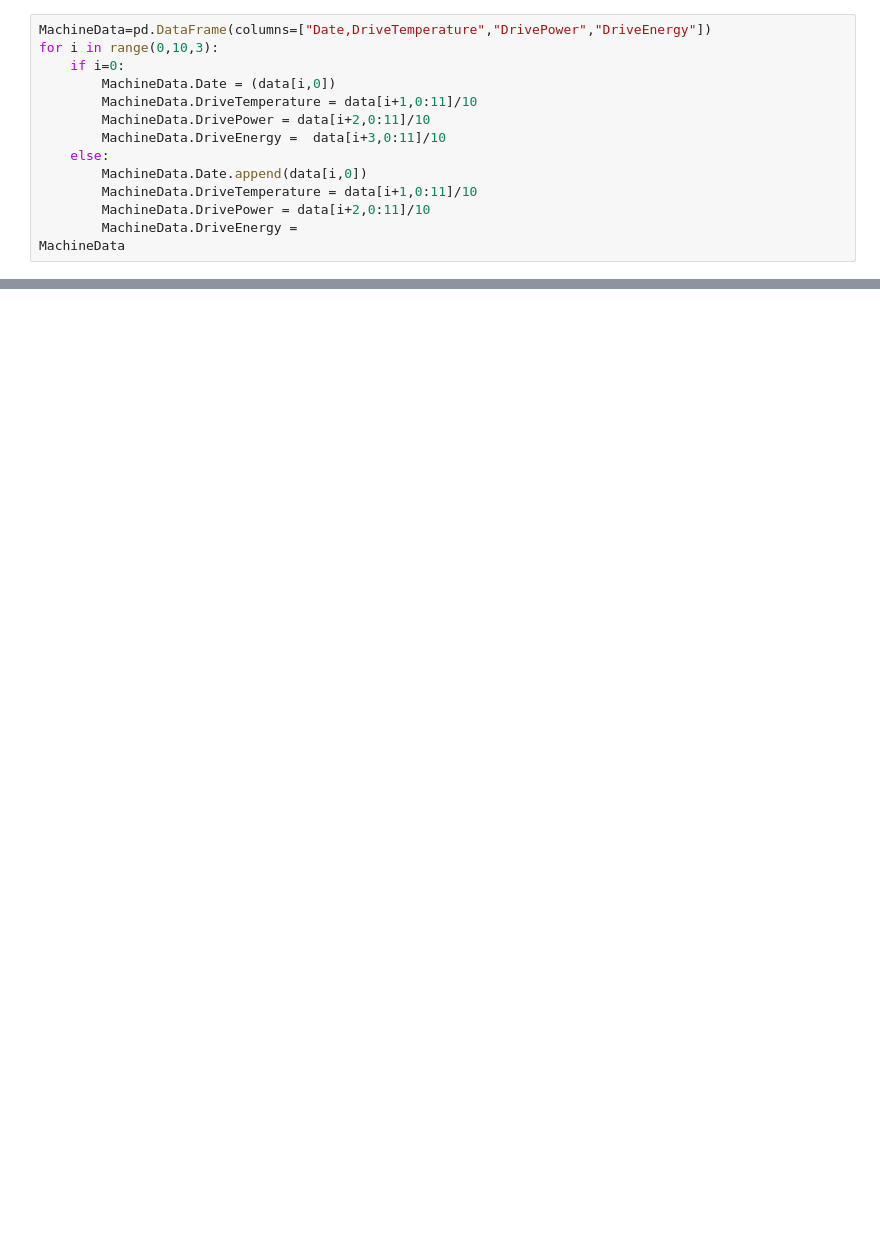
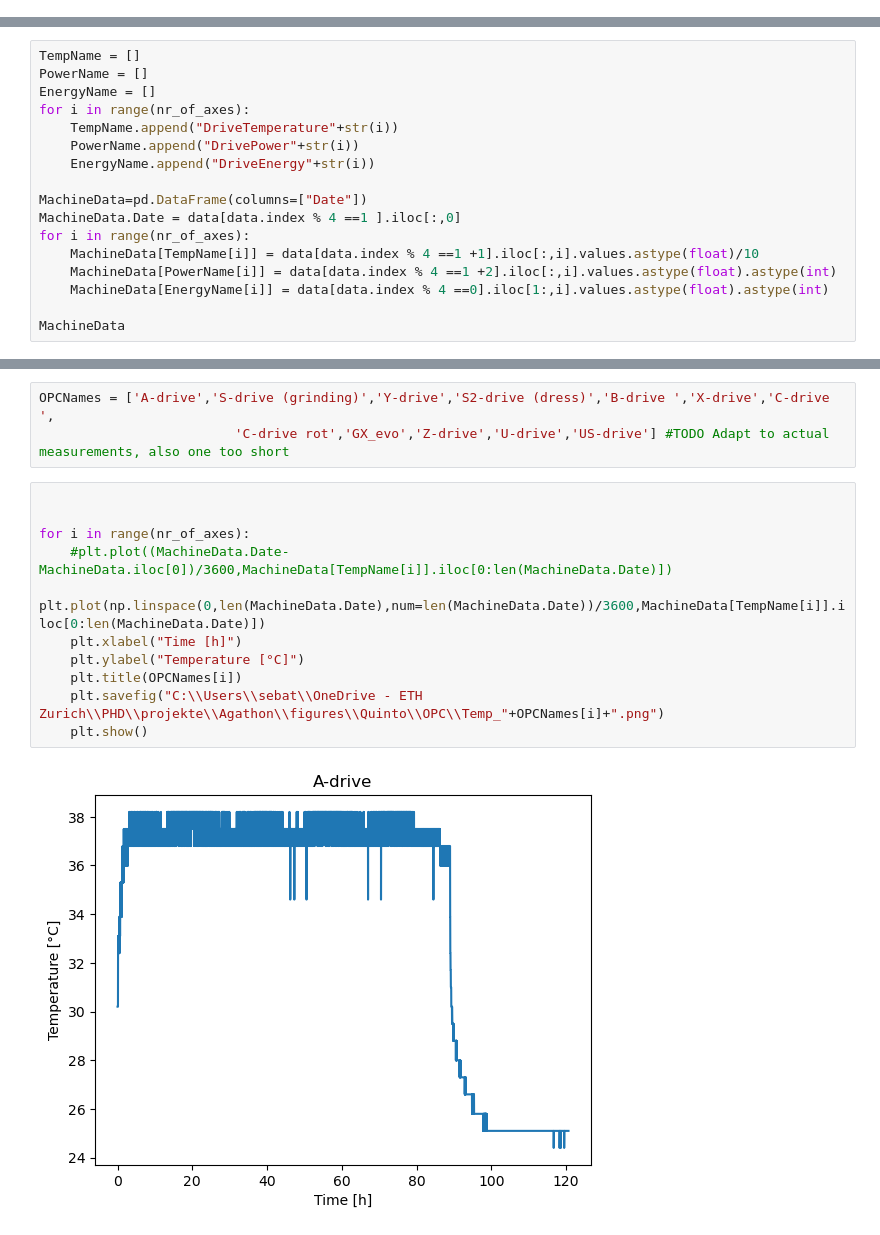
Before and after one commit to selang-inspire/Zorzini_Lang_Quinto_Offline, a Jupyter notebook: LoadAgaData.ipynb, the cells around one changed output, grey strips where cells are left out. Drawn from its saved outputs; the diff is of its cells as text; blank space fills up the shorter version.

```diff
--- a/LoadAgaData.ipynb
+++ b/LoadAgaData.ipynb
@@ -44,14 +11,0 @@ AttributeError: 'str' object has no attribute 'append'
-# %%
-MachineData=pd.DataFrame(columns=["Date,DriveTemperature","DrivePower","DriveEnergy"])
-for i in range(0,10,3):
-    if i=0:
-        MachineData.Date = (data[i,0])
-        MachineData.DriveTemperature = data[i+1,0:11]/10
-        MachineData.DrivePower = data[i+2,0:11]/10
-        MachineData.DriveEnergy =  data[i+3,0:11]/10
-    else:
-        MachineData.Date.append(data[i,0])
-        MachineData.DriveTemperature = data[i+1,0:11]/10
-        MachineData.DrivePower = data[i+2,0:11]/10
-        MachineData.DriveEnergy =
-MachineData
@@ -59,0 +12,17 @@ TypeError: 'method' object is not subscriptable
+# %%
+TempName = []
+PowerName = []
+EnergyName = []
+for i in range(nr_of_axes):
+    TempName.append("DriveTemperature"+str(i))
+    PowerName.append("DrivePower"+str(i))
+    EnergyName.append("DriveEnergy"+str(i))
+
+MachineData=pd.DataFrame(columns=["Date"])
+MachineData.Date = data[data.index % 4 ==1 ].iloc[:,0]
+for i in range(nr_of_axes):
+    MachineData[TempName[i]] = data[data.index % 4 ==1 +1].iloc[:,i].values.astype(float)/10
+    MachineData[PowerName[i]] = data[data.index % 4 ==1 +2].iloc[:,i].values.astype(float).astype(int)
+    MachineData[EnergyName[i]] = data[data.index % 4 ==0].iloc[1:,i].values.astype(float).astype(int)
+
+MachineData
@@ -59,0 +49,16 @@ TypeError: 'method' object is not subscriptable
+# %%
+OPCNames = ['A-drive','S-drive (grinding)','Y-drive','S2-drive (dress)','B-drive ','X-drive','C-drive ',
+                         'C-drive rot','GX_evo','Z-drive','U-drive','US-drive'] #TODO Adapt to actual measurements, also one too short
+# %%
+
+
+for i in range(nr_of_axes):
+    #plt.plot((MachineData.Date-MachineData.iloc[0])/3600,MachineData[TempName[i]].iloc[0:len(MachineData.Date)])
+    plt.plot(np.linspace(0,len(MachineData.Date),num=len(MachineData.Date))/3600,MachineData[TempName[i]].iloc[0:len(MachineData.Date)])
+    plt.xlabel("Time [h]")
+    plt.ylabel("Temperature [°C]")
+    plt.title(OPCNames[i])
+    plt.savefig("C:\\Users\\sebat\\OneDrive - ETH Zurich\\PHD\\projekte\\Agathon\\figures\\Quinto\\OPC\\Temp_"+OPCNames[i]+".png")
+    plt.show()
+# %% [output]
+[figure, added]
```
Also changed, not shown: parts of 9 cells of this notebook, 5 other files.
